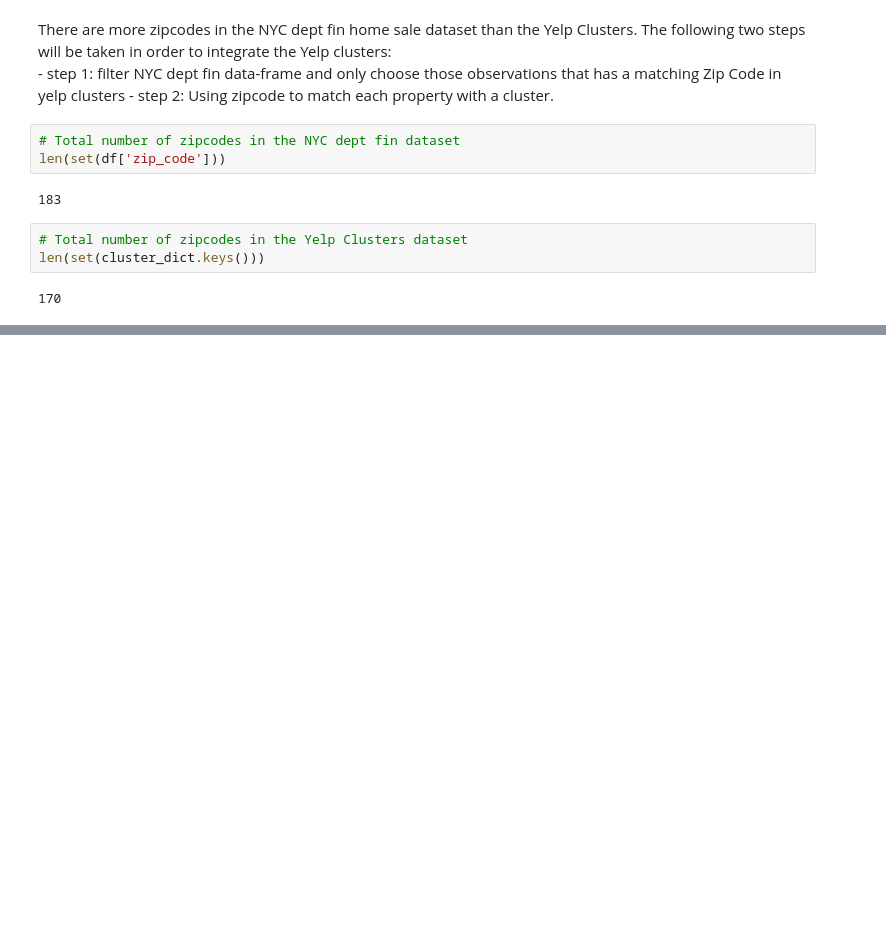
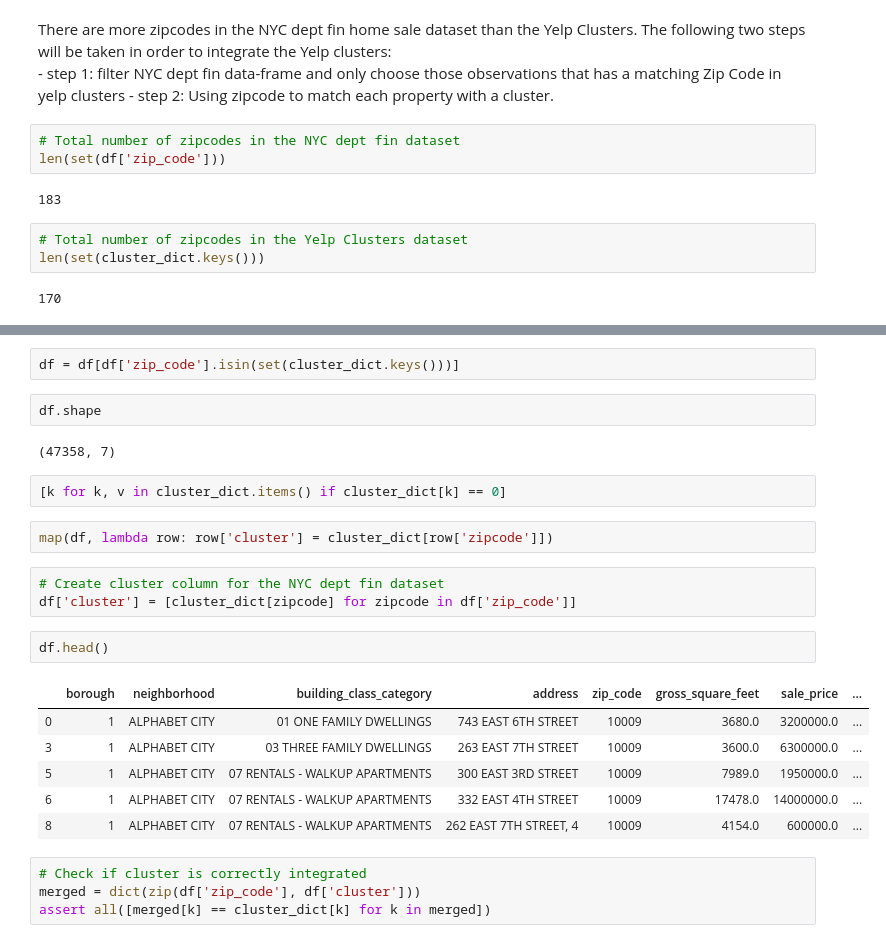
Before and after one commit to FredaXin/client_project, a Jupyter notebook: Freda/code/EDA_and_Data_Cleaning_nyc_dept_fin.ipynb, the cells around one changed output, grey strips where cells are left out. Saved outputs shown, nothing was run; the diff lists cells and outputs as text; blank space fills up the shorter version.

Commit message:
merged in clusters

```diff
--- a/Freda/code/EDA_and_Data_Cleaning_nyc_dept_fin.ipynb
+++ b/Freda/code/EDA_and_Data_Cleaning_nyc_dept_fin.ipynb
@@ -327,0 +305,26 @@ len(set(cluster_dict.keys()))
+# %%
+df = df[df['zip_code'].isin(set(cluster_dict.keys()))]
+# %%
+df.shape
+# %% [output]
+(47358, 7)
+# %%
+[k for k, v in cluster_dict.items() if cluster_dict[k] == 0]
+# %%
+map(df, lambda row: row['cluster'] = cluster_dict[row['zipcode']])
+# %%
+# Create cluster column for the NYC dept fin dataset
+df['cluster'] = [cluster_dict[zipcode] for zipcode in df['zip_code']]
+# %%
+df.head()
+# %% [output]
+|  | borough | neighborhood | building_class_category | address | zip_code | gross_square_feet | sale_price | ... |
+| 0 | 1 | ALPHABET CITY | 01 ONE FAMILY DWELLINGS | 743 EAST 6TH STREET | 10009 | 3680.0 | 3200000.0 | ... |
+| 3 | 1 | ALPHABET CITY | 03 THREE FAMILY DWELLINGS | 263 EAST 7TH STREET | 10009 | 3600.0 | 6300000.0 | ... |
+| 5 | 1 | ALPHABET CITY | 07 RENTALS - WALKUP APARTMENTS | 300 EAST 3RD STREET | 10009 | 7989.0 | 1950000.0 | ... |
+| 6 | 1 | ALPHABET CITY | 07 RENTALS - WALKUP APARTMENTS | 332 EAST 4TH STREET | 10009 | 17478.0 | 14000000.0 | ... |
+| 8 | 1 | ALPHABET CITY | 07 RENTALS - WALKUP APARTMENTS | 262 EAST 7TH STREET, 4 | 10009 | 4154.0 | 600000.0 | ... |
+# %%
+# Check if cluster is correctly integrated
+merged = dict(zip(df['zip_code'], df['cluster']))
+assert all([merged[k] == cluster_dict[k] for k in merged])
```
Also changed, not shown: parts of 9 cells of this notebook.
